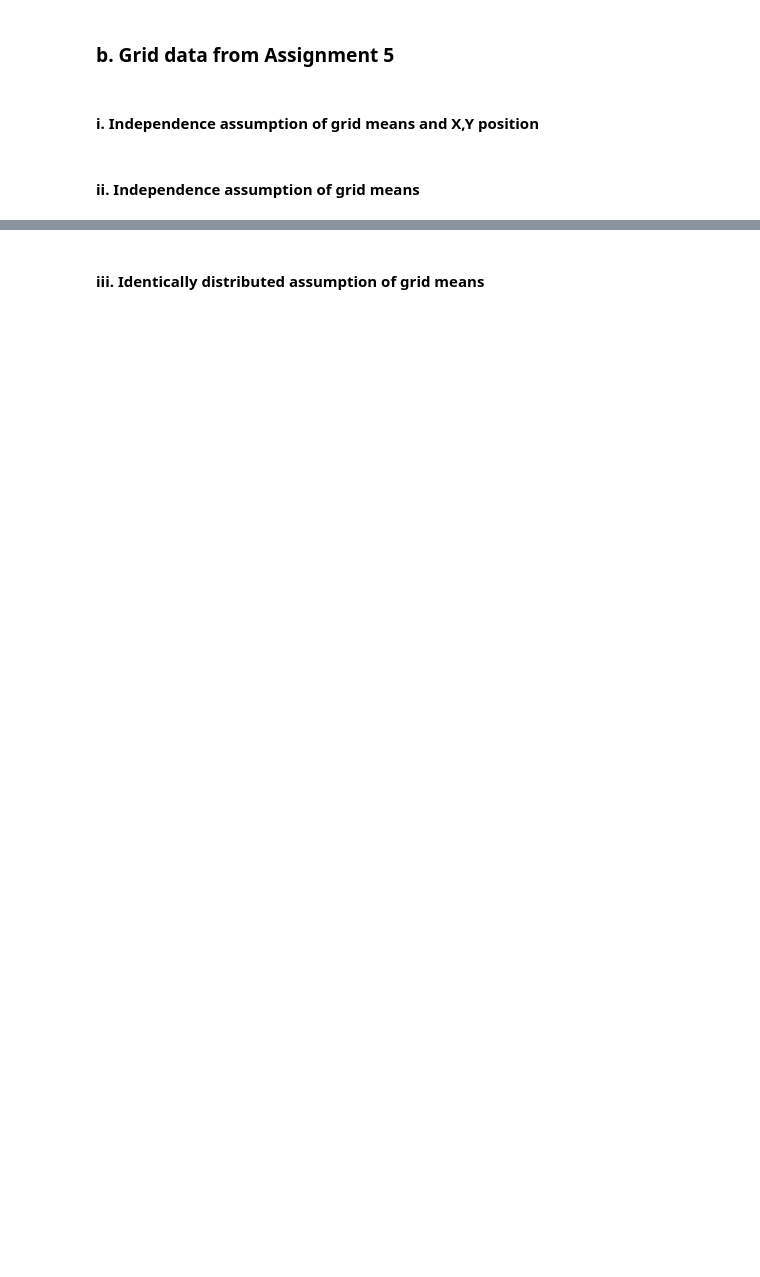
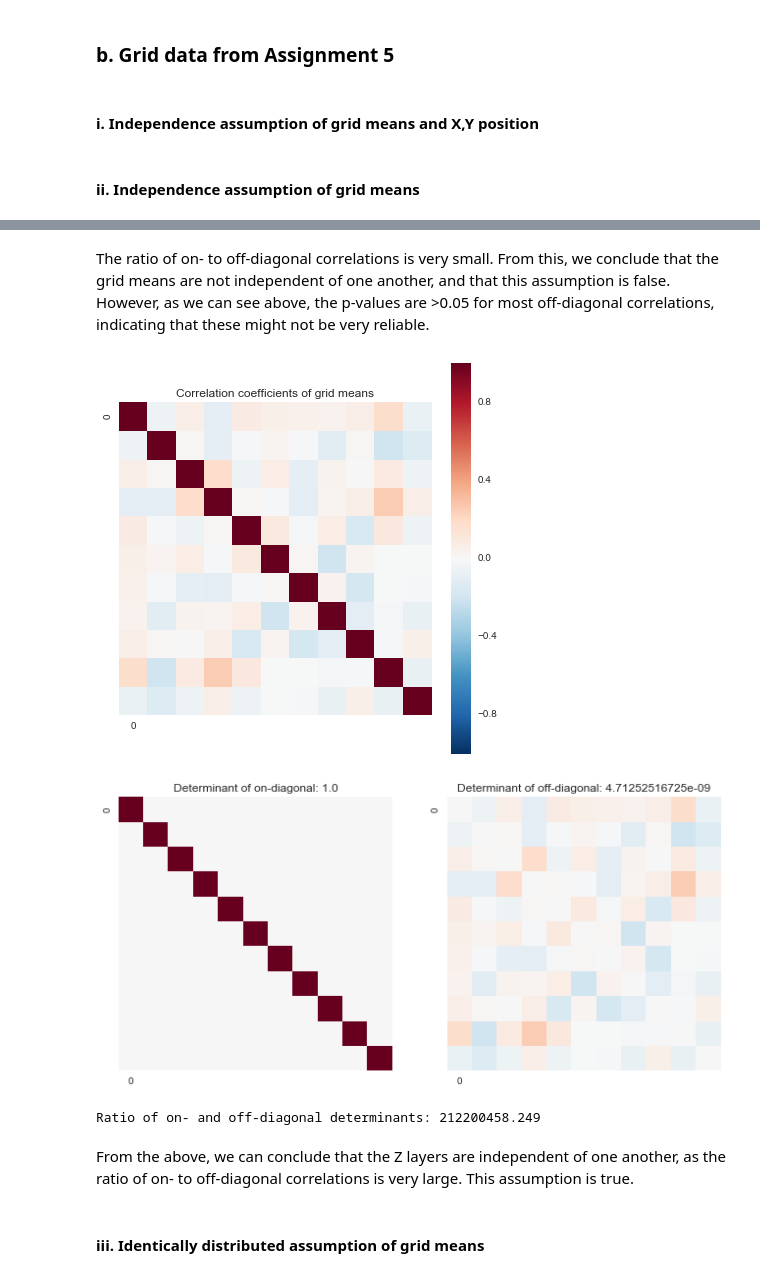
Before and after one commit to Upward-Spiral-Science/chengchang, a Jupyter notebook: Assignment 6.ipynb, the cells around one changed output, grey strips where cells are left out. Drawn from its saved outputs; the diff is of its cells as text; code cells hidden in the pictures; blank space fills up the shorter version.

```diff
--- a/Assignment 6.ipynb
+++ b/Assignment 6.ipynb
@@ -171,2 +210,33 @@ with open('grid_data.pickle') as f:
+# %% [markdown]
+The ratio of on- to off-diagonal correlations is very small. From this, we conclude that the grid means are not independent of one another, and that this assumption is false. However, as we can see above, the p-values are >0.05 for most off-diagonal correlations, indicating that these might not be very reliable.
+# %%
+corr = np.corrcoef(out3.T)
+
+plt.figure(figsize=(7,7))
+sns.heatmap(corr, square=True, xticklabels=20, yticklabels=20)
+plt.title('Correlation coefficients of grid means')
+plt.show()
+
+diag = corr.diagonal() * np.eye(corr.shape[0])
+hollow = corr - diag
+d_det = np.linalg.det(diag)
+h_det = np.linalg.det(hollow)
+
+plt.figure(figsize=(11, 8))
+plt.subplot(121)
+sns.heatmap(diag, vmin=np.min(corr), vmax=np.max(corr), cbar=False, square=True, xticklabels=20, yticklabels=20)
+plt.title('Determinant of on-diagonal: ' + str(d_det))
+plt.subplot(122)
+sns.heatmap(hollow, vmin=np.min(corr), vmax=np.max(corr), cbar=False, square=True, xticklabels=20, yticklabels=20)
+plt.title('Determinant of off-diagonal: ' + str(h_det))
+plt.show()
+
+print "Ratio of on- and off-diagonal determinants: " + str(d_det / h_det)
+# %% [output]
+[figure, added]
+[figure, added]
+Ratio of on- and off-diagonal determinants: 212200458.249
+# %% [markdown]
+From the above, we can conclude that the Z layers are independent of one another, as the ratio of on- to off-diagonal correlations is very large. This assumption is true.
 # %% [markdown]
 #### iii. Identically distributed assumption of grid means
```
Also changed, not shown: parts of 11 cells of this notebook, 2 other files.
